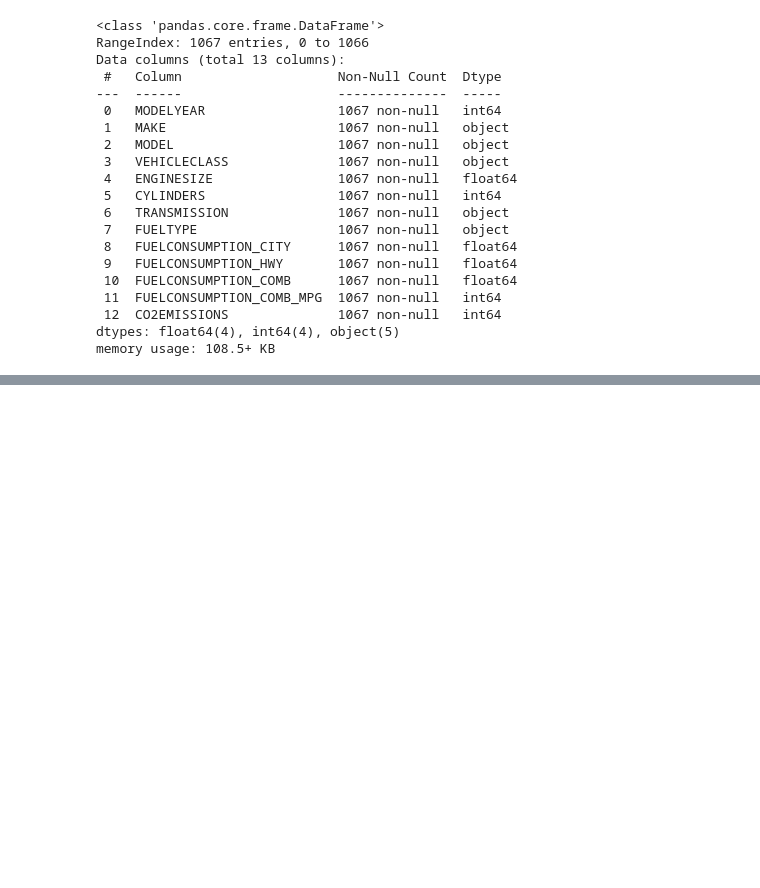
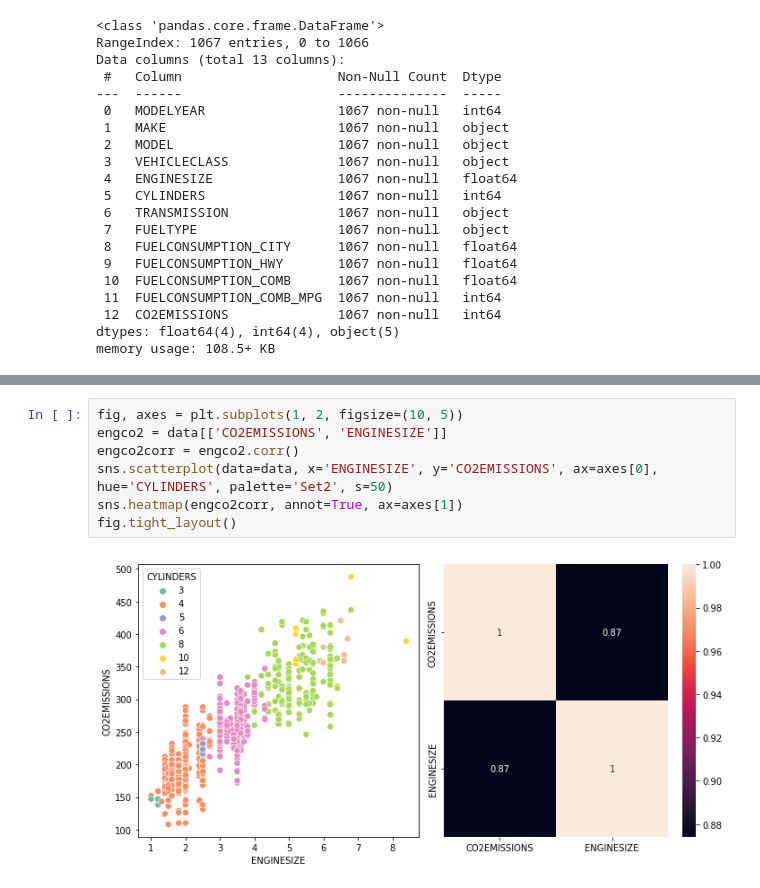
Before and after one commit to ediziks/EPITA-DSA-Notes, a Jupyter notebook: FoundationsOfStatisticalAnalysisAndMachineLearning[FSAML]/class3/Assgnmnt 3/ML_course03_practice.ipynb, the cells around one changed output, grey strips where cells are left out. Cells and saved outputs as stored; diff of their text form; blank space fills up the shorter version.

```diff
--- a/FoundationsOfStatisticalAnalysisAndMachineLearning[FSAML]/class3/Assgnmnt 3/ML_course03_practice.ipynb
+++ b/FoundationsOfStatisticalAnalysisAndMachineLearning[FSAML]/class3/Assgnmnt 3/ML_course03_practice.ipynb
@@ -89,0 +97,9 @@ data[['CO2EMISSIONS', 'ENGINESIZE']].corr()
+# %%
+fig, axes = plt.subplots(1, 2, figsize=(10, 5))
+engco2 = data[['CO2EMISSIONS', 'ENGINESIZE']]
+engco2corr = engco2.corr()
+sns.scatterplot(data=data, x='ENGINESIZE', y='CO2EMISSIONS', ax=axes[0], hue='CYLINDERS', palette='Set2', s=50)
+sns.heatmap(engco2corr, annot=True, ax=axes[1])
+fig.tight_layout()
+# %% [output]
+[figure, added]
```
Also changed, not shown: parts of 30 cells of this notebook.
